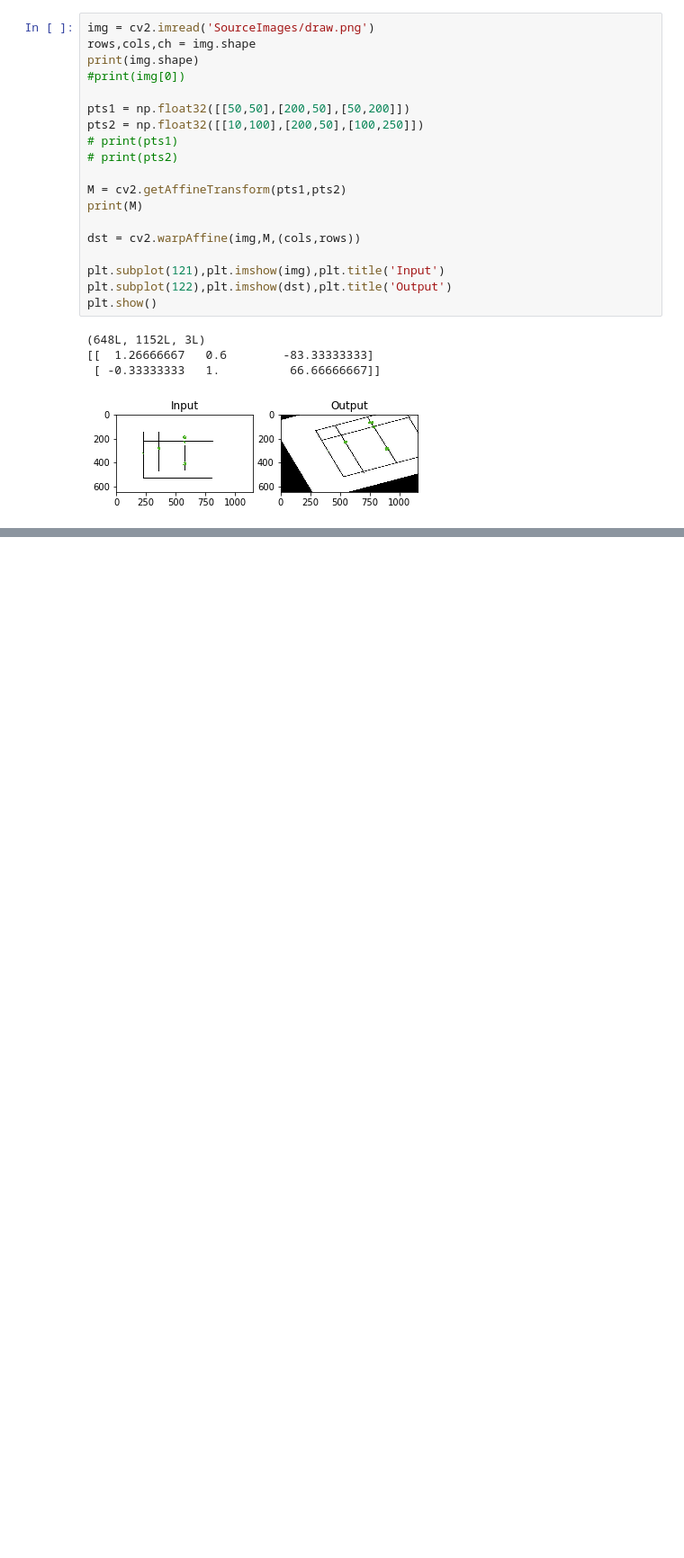
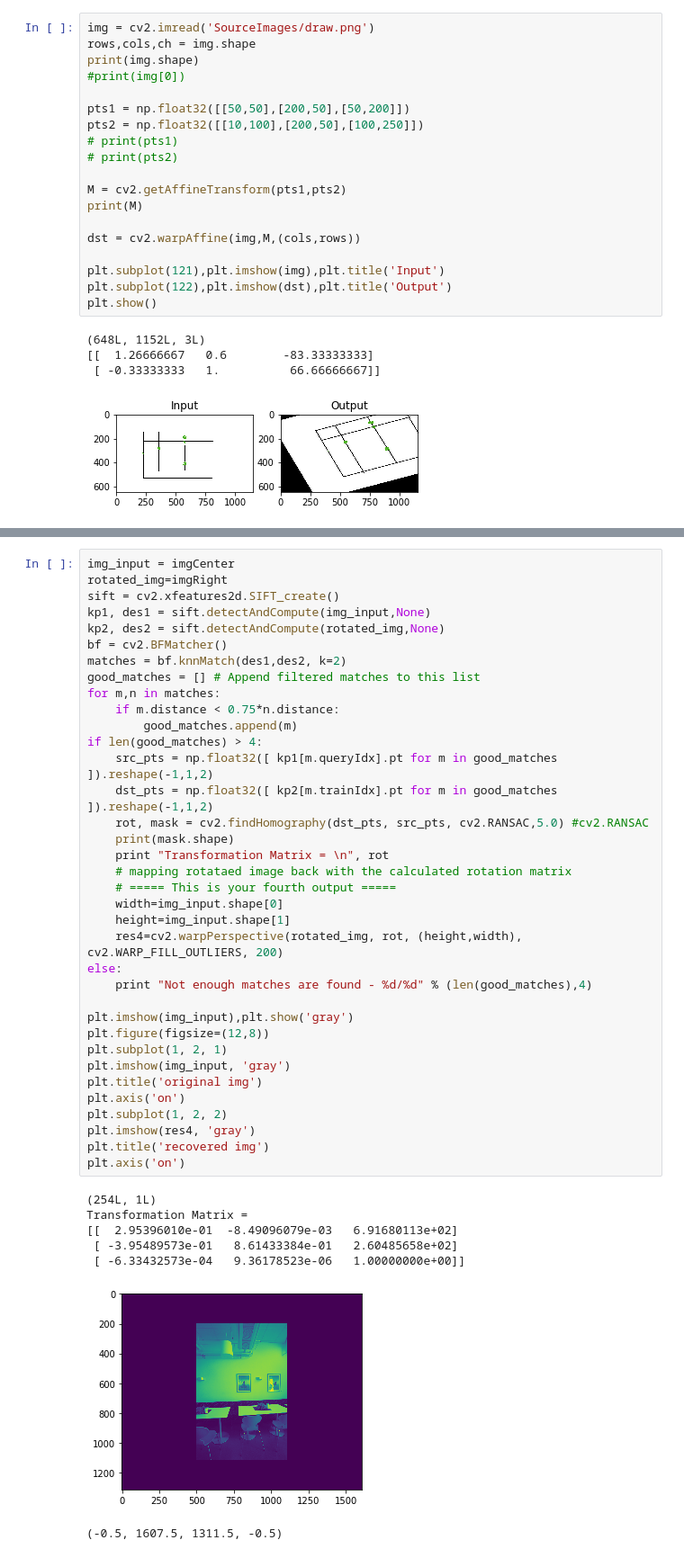
Before and after one commit to shengcode/CSE527, a Jupyter notebook: CSE527-HW2-Fall18/CV2_tutorial.ipynb, the cells around one changed output, grey strips where cells are left out. Shown at 90% size. Cells and saved outputs as stored; diff of their text form; blank space fills up the shorter version.

```diff
--- a/CSE527-HW2-Fall18/CV2_tutorial.ipynb
+++ b/CSE527-HW2-Fall18/CV2_tutorial.ipynb
@@ -203,0 +283,44 @@ plt.show()
+# %%
+img_input = imgCenter
+rotated_img=imgRight
+sift = cv2.xfeatures2d.SIFT_create()
+kp1, des1 = sift.detectAndCompute(img_input,None)
+kp2, des2 = sift.detectAndCompute(rotated_img,None)
+bf = cv2.BFMatcher()
+matches = bf.knnMatch(des1,des2, k=2)
+good_matches = [] # Append filtered matches to this list
+for m,n in matches:
+    if m.distance < 0.75*n.distance:
+        good_matches.append(m)
+if len(good_matches) > 4:
+    src_pts = np.float32([ kp1[m.queryIdx].pt for m in good_matches ]).reshape(-1,1,2)
+    dst_pts = np.float32([ kp2[m.trainIdx].pt for m in good_matches ]).reshape(-1,1,2)
+    rot, mask = cv2.findHomography(dst_pts, src_pts, cv2.RANSAC,5.0) #cv2.RANSAC
+    print(mask.shape)
+    print "Transformation Matrix = \n", rot
+    # mapping rotataed image back with the calculated rotation matrix
+    # ===== This is your fourth output =====
+    width=img_input.shape[0]
+    height=img_input.shape[1]
+    res4=cv2.warpPerspective(rotated_img, rot, (height,width), cv2.WARP_FILL_OUTLIERS, 200)
+else:
+    print "Not enough matches are found - %d/%d" % (len(good_matches),4)
+
+plt.imshow(img_input),plt.show('gray')
+plt.figure(figsize=(12,8))
+plt.subplot(1, 2, 1)
+plt.imshow(img_input, 'gray')
+plt.title('original img')
+plt.axis('on')
+plt.subplot(1, 2, 2)
+plt.imshow(res4, 'gray')
+plt.title('recovered img')
+plt.axis('on')
+# %% [output]
+(254L, 1L)
+Transformation Matrix =
+[[  2.95396010e-01  -8.49096079e-03   6.91680113e+02]
+ [ -3.95489573e-01   8.61433384e-01   2.60485658e+02]
+ [ -6.33432573e-04   9.36178523e-06   1.00000000e+00]]
+[figure, added]
+(-0.5, 1607.5, 1311.5, -0.5)
```
Also changed, not shown: parts of 31 cells of this notebook.
